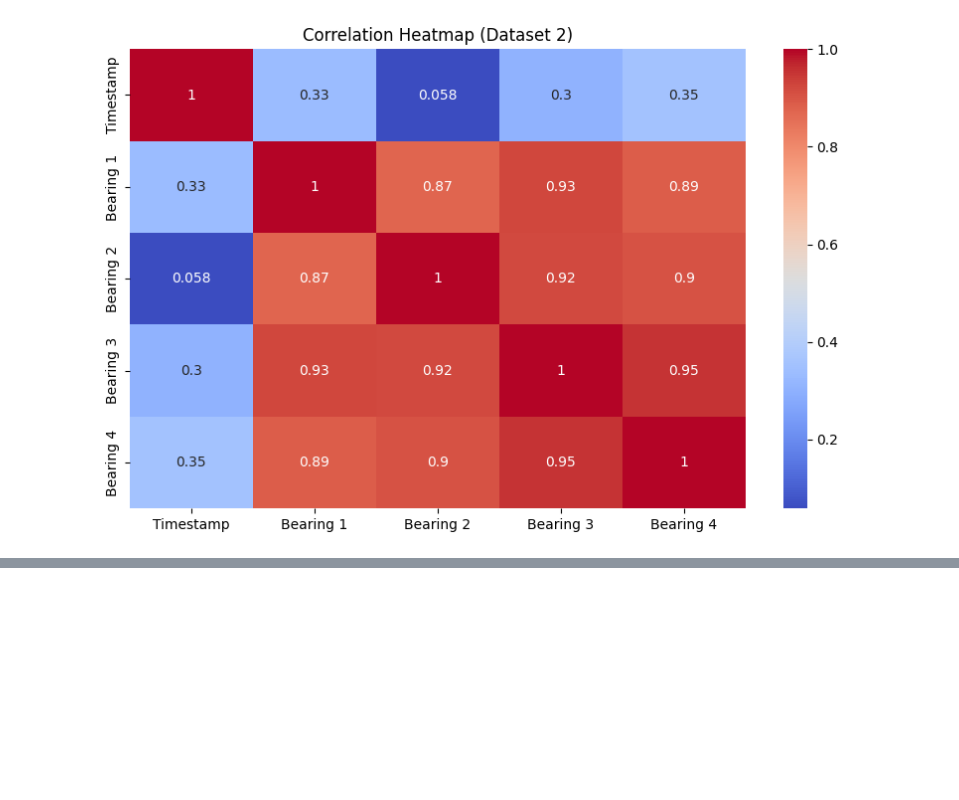
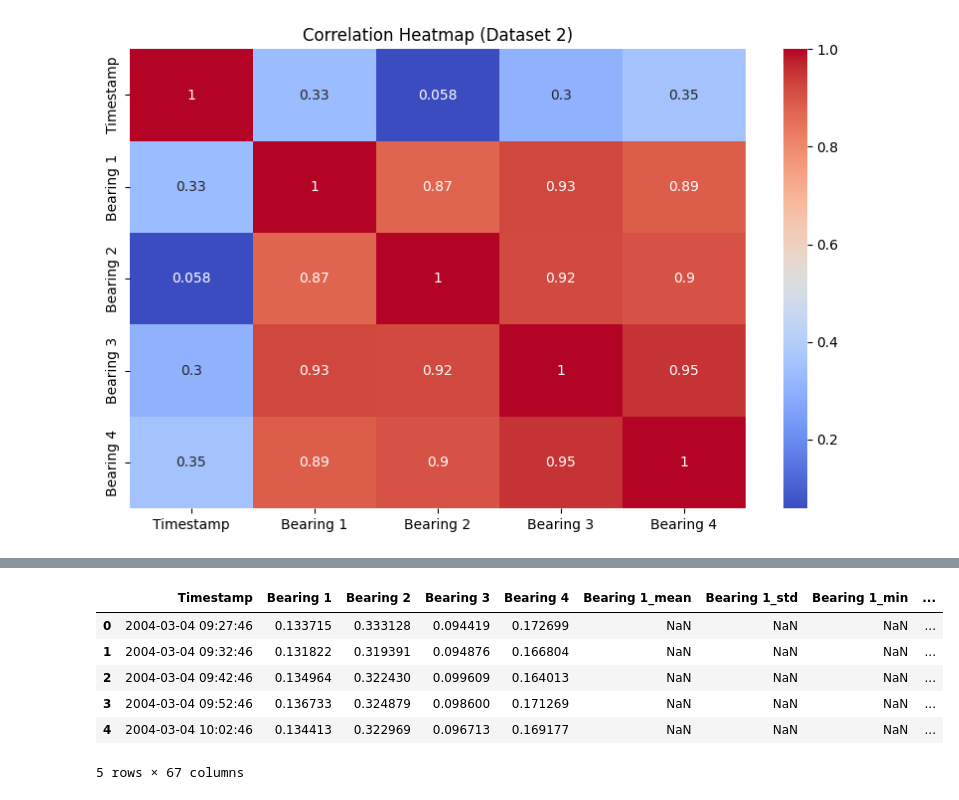
Before and after one commit to noor-prabh/bearing-fault-detection, a Jupyter notebook: predictive_maintenance.ipynb, the cells around one changed output, grey strips where cells are left out. Cells and saved outputs as stored; diff of their text form; code cells hidden in the pictures; blank space fills up the shorter version.

```diff
--- a/predictive_maintenance.ipynb
+++ b/predictive_maintenance.ipynb
@@ -155,0 +253,10 @@ plt.show()
+# %%
+df2.head()
+# %% [output]
+|  | Timestamp | Bearing 1 | Bearing 2 | Bearing 3 | Bearing 4 | Bearing 1_mean | Bearing 1_std | Bearing 1_min | ... |
+| 0 | 2004-03-04 09:27:46 | 0.133715 | 0.333128 | 0.094419 | 0.172699 | NaN | NaN | NaN | ... |
+| 1 | 2004-03-04 09:32:46 | 0.131822 | 0.319391 | 0.094876 | 0.166804 | NaN | NaN | NaN | ... |
+| 2 | 2004-03-04 09:42:46 | 0.134964 | 0.322430 | 0.099609 | 0.164013 | NaN | NaN | NaN | ... |
+| 3 | 2004-03-04 09:52:46 | 0.136733 | 0.324879 | 0.098600 | 0.171269 | NaN | NaN | NaN | ... |
+| 4 | 2004-03-04 10:02:46 | 0.134413 | 0.322969 | 0.096713 | 0.169177 | NaN | NaN | NaN | ... |
+5 rows × 67 columns
```
Also changed, not shown: parts of 15 cells of this notebook.
